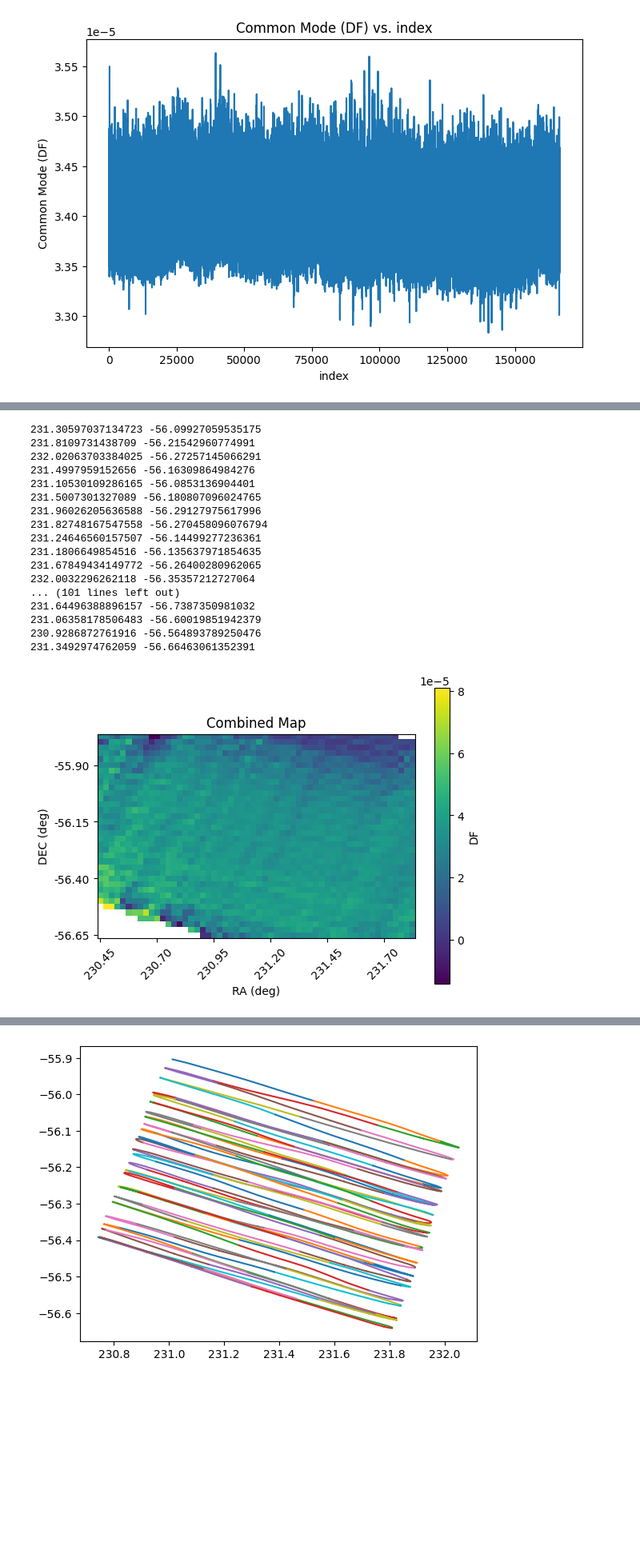
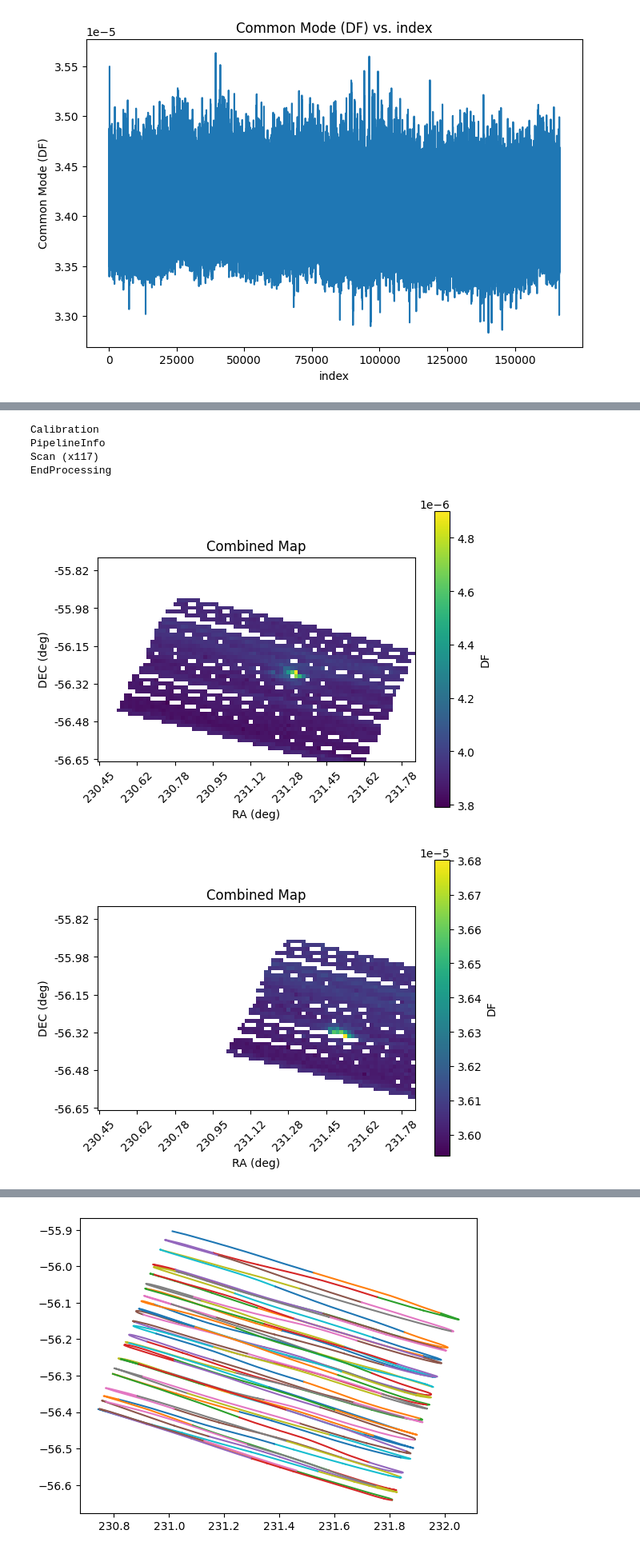
Before and after one commit to jonahjlee/blasttng-to-g3, a Jupyter notebook: notebooks/g3_processing.ipynb, the cells around one changed output, grey strips where cells are left out. Shown at 80% size. Cells and saved outputs as stored; diff of their text form; code cells hidden in the pictures; blank space fills up the shorter version.

```diff
--- a/notebooks/g3_processing.ipynb
+++ b/notebooks/g3_processing.ipynb
@@ -433,34 +460,28 @@ class MapBinner:
             plt.ylabel("DEC (deg)")
             plt.title("Combined Map")
             plt.show()
-# %%
-# instantiate binners
-binner = MapBinner(timestreams="df", ra0=ra0, dec0=dec0, xlen=xlen, ylen=ylen, res=res)
-
-# create the pipeline
-pipe = core.G3Pipeline()
-pipe.Add(core.G3Reader, filename=all_df_file)
-# pipe.Add(ut.remove_common_mode)
-pipe.Add(binner)
-pipe.Run()
-
-binner.plot()
-# %% [output]
-231.30597037134723 -56.09927059535175
-231.8109731438709 -56.21542960774991
-232.02063703384025 -56.27257145066291
-231.4997959152656 -56.16309864984276
-231.10530109286165 -56.0853136904401
-231.5007301327089 -56.180807096024765
-231.96026205636588 -56.29127975617996
-231.82748167547558 -56.270458096076794
-231.24646560157507 -56.14499277236361
-231.1806649854516 -56.135637971854635
-231.67849434149772 -56.26400280962065
-232.0032296262118 -56.35357212727064
-... (101 lines left out)
-231.64496388896157 -56.7387350981032
-231.06358178506483 -56.60019851942379
-230.9286872761916 -56.564893789250476
-231.3492974762059 -56.66463061352391
-[figure, removed]
+# %%
+kids = [f"roach1_{kid:04}" for kid in range(101, 102)]
+
+# instantiate binners
+
+
+binners = [MapBinner(timestreams="df", ra0=ra0, dec0=dec0, xlen=xlen, ylen=ylen, res=res, select_kids=[f"roach1_{i:04}"]) for i in range(100, 106)]
+
+# create the pipeline
+pipe = core.G3Pipeline()
+pipe.Add(core.G3Reader, filename=all_df_file)
+for binner in binners:
+    pipe.Add(binner)
+pipe.Add(ut.FrameCounter)
+pipe.Run()
+
+for binner in binners:
+    binner.plot()
+# %% [output]
+Calibration
+PipelineInfo
+Scan (x117)
+EndProcessing
+[figure, added]
+[figure, added]
```
Also changed, not shown: parts of 11 cells of this notebook.
